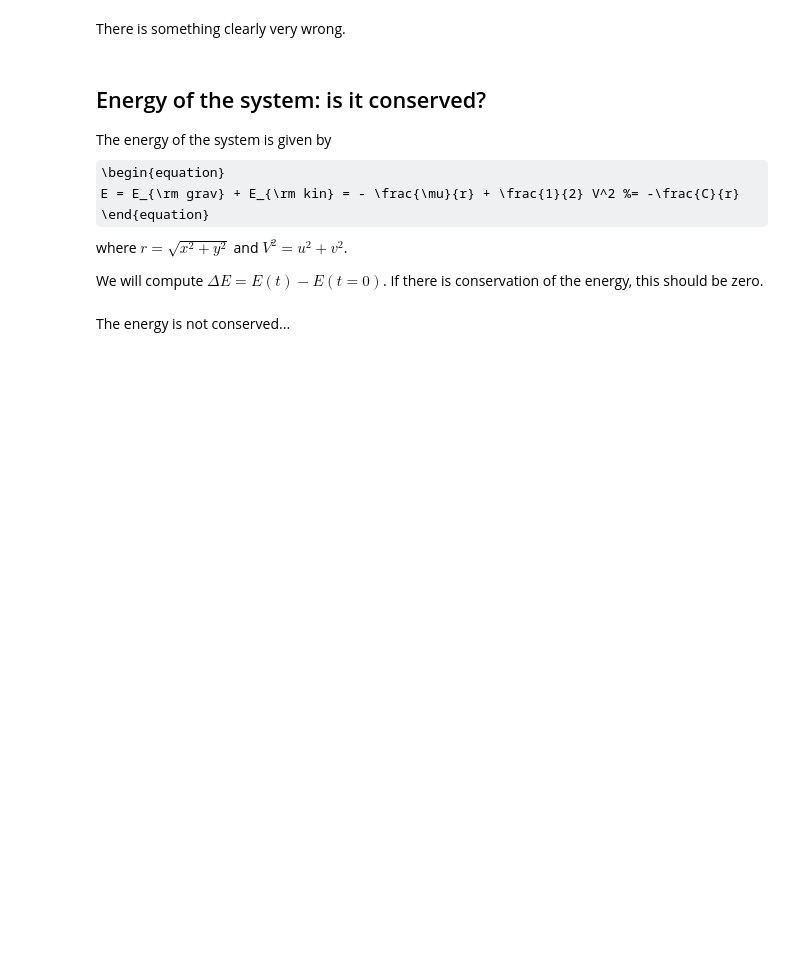
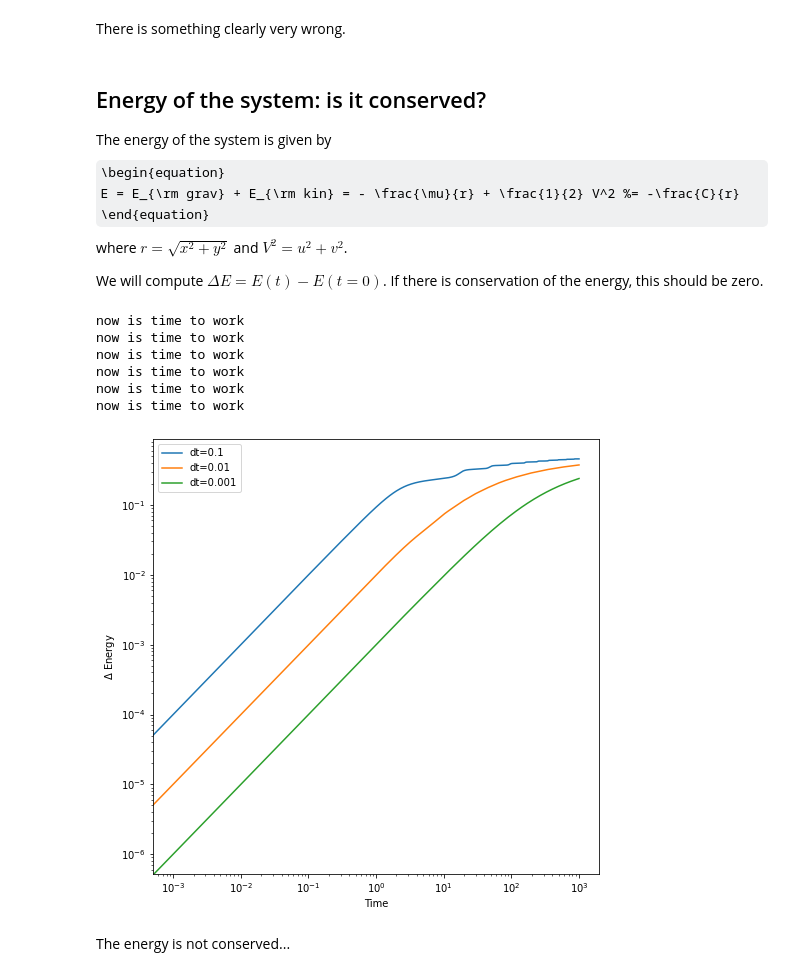
Before and after one commit to Jayshil/planetary-dynamics, a Jupyter notebook: 2nd_ODE_integration_2_body.ipynb, the cells around one changed output. Saved outputs shown, nothing was run; the diff lists cells and outputs as text; code cells hidden in the pictures; some formulas as TeX source; blank space fills up the shorter version.

```diff
--- a/2nd_ODE_integration_2_body.ipynb
+++ b/2nd_ODE_integration_2_body.ipynb
@@ -283,27 +311,35 @@ We will compute $\Delta E = E(t) - E(t=0)$. If there is conservation of the ener
 # %%
 fig = plt.figure(figsize=(8, 8))
 ax = fig.add_subplot(1,1,1)
 
 Time_max = 1000
 
 for dt in [0.1, 0.01, 0.001]:
     N_steps = int(Time_max/float(dt))
     # Computation of the Euler's integration
     te, xe, ye, ue, ve = evolve_Euler(x0, y0, u0, v0,  mu, dt, N_steps)
 
     print("now is time to work")
     # Compute the energy compared to the Energy at time 0 (called energy_0)
     delta_energy = np.zeros((N_steps+1))
-    energy_0 = # write here
+    energy_0 = - mu/((xe[0]**2 + ye[0]**2)**0.5) + (ue[0]**2 + ve[0]**2)/2
     for i in range(N_steps+1):
-        delta_energy[i] = # write here
+        delta_energy[i] = - mu/((xe[i]**2 + ye[i]**2)**0.5) + (ue[i]**2 + ve[i]**2)/2 - energy_0
 
     ax.plot(te, delta_energy, label="dt={}".format(dt))
     ax.set_ylabel("$\Delta$ Energy")
     ax.set_xlabel("Time")
     ax.set_yscale('log')
     ax.set_xscale('log')
     ax.legend(loc=0, prop={'size':10})
+# %% [output]
+now is time to work
+now is time to work
+now is time to work
+now is time to work
+now is time to work
+now is time to work
+[figure, added]
 # %% [markdown]
 The energy is not conserved...
 # %% [markdown]
```
Also changed, not shown: parts of 10 cells of this notebook.
